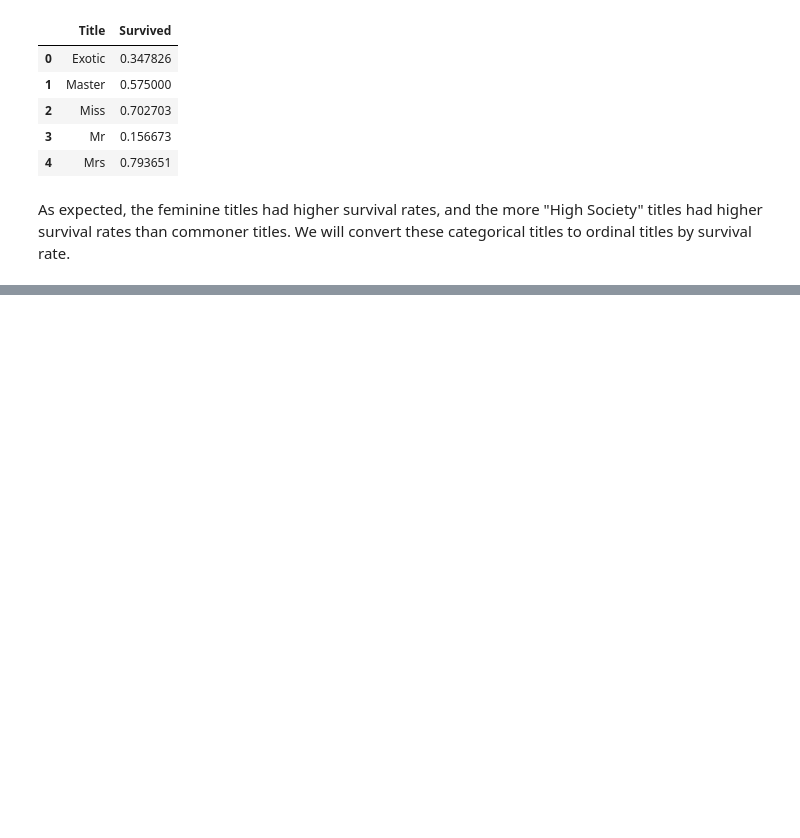
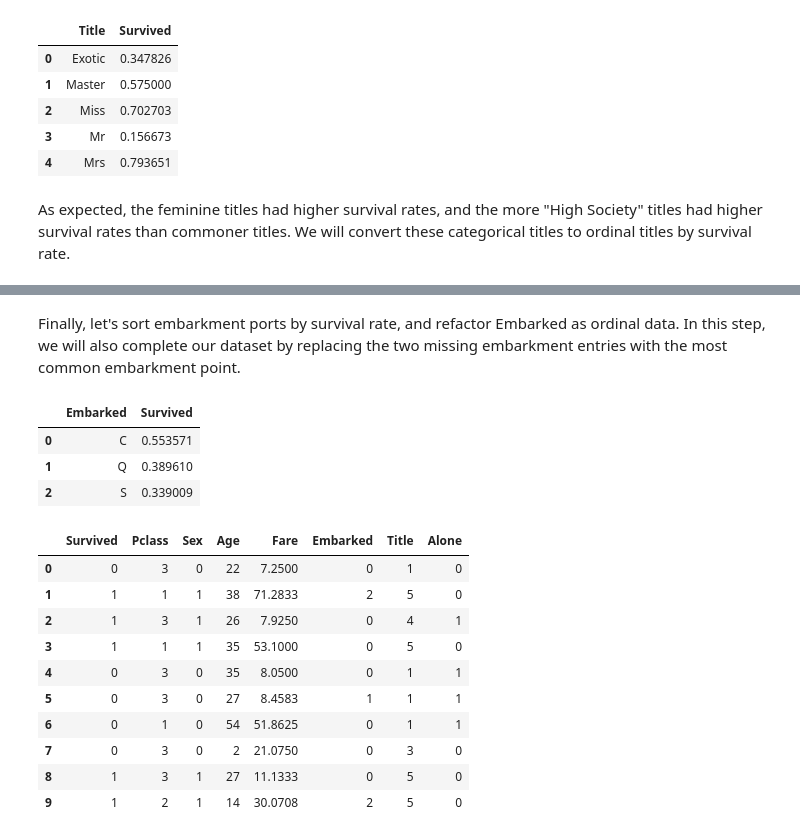
Before and after one commit to johnma02/kaggle-titanic, a Jupyter notebook: titanic-dataset.ipynb, the cells around one changed output, grey strips where cells are left out. Drawn from its saved outputs; the diff is of its cells as text; code cells hidden in the pictures; blank space fills up the shorter version.

Commit message:
Kaggle Notebook | Titanic Dataset  | Version 3

```diff
--- a/titanic-dataset.ipynb
+++ b/titanic-dataset.ipynb
@@ -207,0 +252,5 @@ train_df.tail()
+# %%
+for i in combined:
+    i["FamilySize"] = i["SibSp"] + i["Parch"] + 1
+
+train_df[["FamilySize", "Survived"]].groupby(["FamilySize"], as_index=False).mean().sort_values(by="Survived", ascending=True)
@@ -207,0 +270,6 @@ train_df.tail()
+# %%
+for i in combined:
+    i["Alone"] = 0
+    i.loc[i["FamilySize"] == 1, "Alone"] = 1
+
+train_df[["Alone", "Survived"]].groupby(["Alone"], as_index=False).mean()
@@ -207,0 +282,6 @@ train_df.tail()
+# %%
+train_df = train_df.drop(["Parch", "SibSp", "FamilySize"], axis=1)
+test_df = test_df.drop(["Parch", "SibSp", "FamilySize"], axis=1)
+combined = [train_df, test_df]
+
+train_df.head()
@@ -207,0 +295,27 @@ train_df.tail()
+# %% [markdown]
+Finally, let's sort embarkment ports by survival rate, and refactor Embarked as ordinal data. In this step, we will also complete our dataset by replacing the two missing embarkment entries with the most common embarkment point.
+# %%
+for i in combined:
+    i["Embarked"] = i["Embarked"].fillna(train_df.Embarked.dropna().mode()[0])
+train_df[["Embarked", "Survived"]].groupby(["Embarked"], as_index=False).mean()
+# %% [output]
+|  | Embarked | Survived |
+| 0 | C | 0.553571 |
+| 1 | Q | 0.389610 |
+| 2 | S | 0.339009 |
+# %%
+for i in combined:
+    i["Embarked"] = i["Embarked"].map({"S": 0, "Q": 1, "C": 2}).astype('int')
+train_df.head(10)
+# %% [output]
+|  | Survived | Pclass | Sex | Age | Fare | Embarked | Title | Alone |
+| 0 | 0 | 3 | 0 | 22 | 7.2500 | 0 | 1 | 0 |
+| 1 | 1 | 1 | 1 | 38 | 71.2833 | 2 | 5 | 0 |
+| 2 | 1 | 3 | 1 | 26 | 7.9250 | 0 | 4 | 1 |
+| 3 | 1 | 1 | 1 | 35 | 53.1000 | 0 | 5 | 0 |
+| 4 | 0 | 3 | 0 | 35 | 8.0500 | 0 | 1 | 1 |
+| 5 | 0 | 3 | 0 | 27 | 8.4583 | 1 | 1 | 1 |
+| 6 | 0 | 1 | 0 | 54 | 51.8625 | 0 | 1 | 1 |
+| 7 | 0 | 3 | 0 | 2 | 21.0750 | 0 | 3 | 0 |
+| 8 | 1 | 3 | 1 | 27 | 11.1333 | 0 | 5 | 0 |
+| 9 | 1 | 2 | 1 | 14 | 30.0708 | 2 | 5 | 0 |
```
Also changed, not shown: parts of 20 cells of this notebook.
